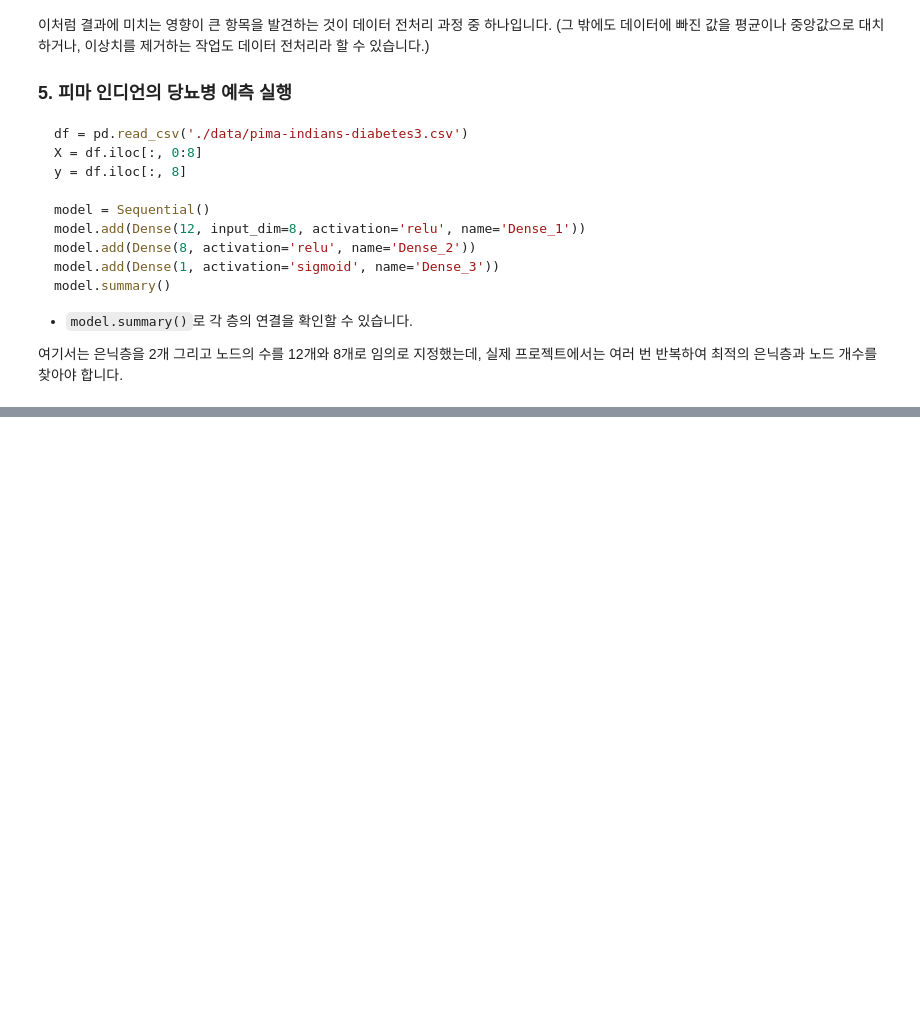
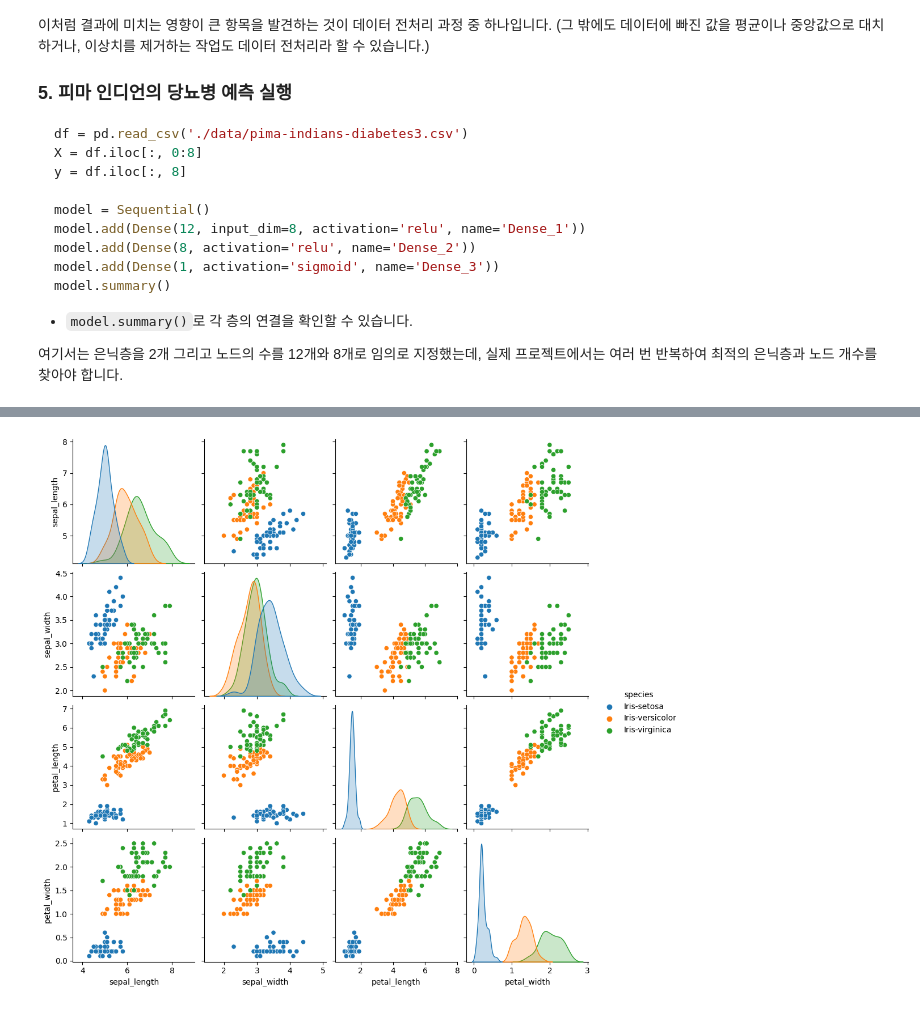
Before and after one commit to chinsanchung/Deep-Lunch-chinsan, a Jupyter notebook: deeplearning_for_everyone/모두의_딥러닝_교재_정리_넷째_마당.ipynb, the cells around one changed output, grey strips where cells are left out. Saved outputs shown, nothing was run; the diff lists cells and outputs as text; code cells hidden in the pictures; blank space fills up the shorter version.

```diff
--- a/deeplearning_for_everyone/모두의_딥러닝_교재_정리_넷째_마당.ipynb
+++ b/deeplearning_for_everyone/모두의_딥러닝_교재_정리_넷째_마당.ipynb
@@ -93,0 +106,11 @@ model.summary()
+# %%
+!git clone https://github.com/taehojo/data.git
+
+df = pd.read_csv('./data/iris3.csv')
+
+df.head() # csv 에서 5개의 목록을 확인
+# %%
+sns.pairplot(df, hue='species')
+plt.show()
+# %% [output]
+[figure, added]
```
Also changed, not shown: parts of 17 cells of this notebook.
